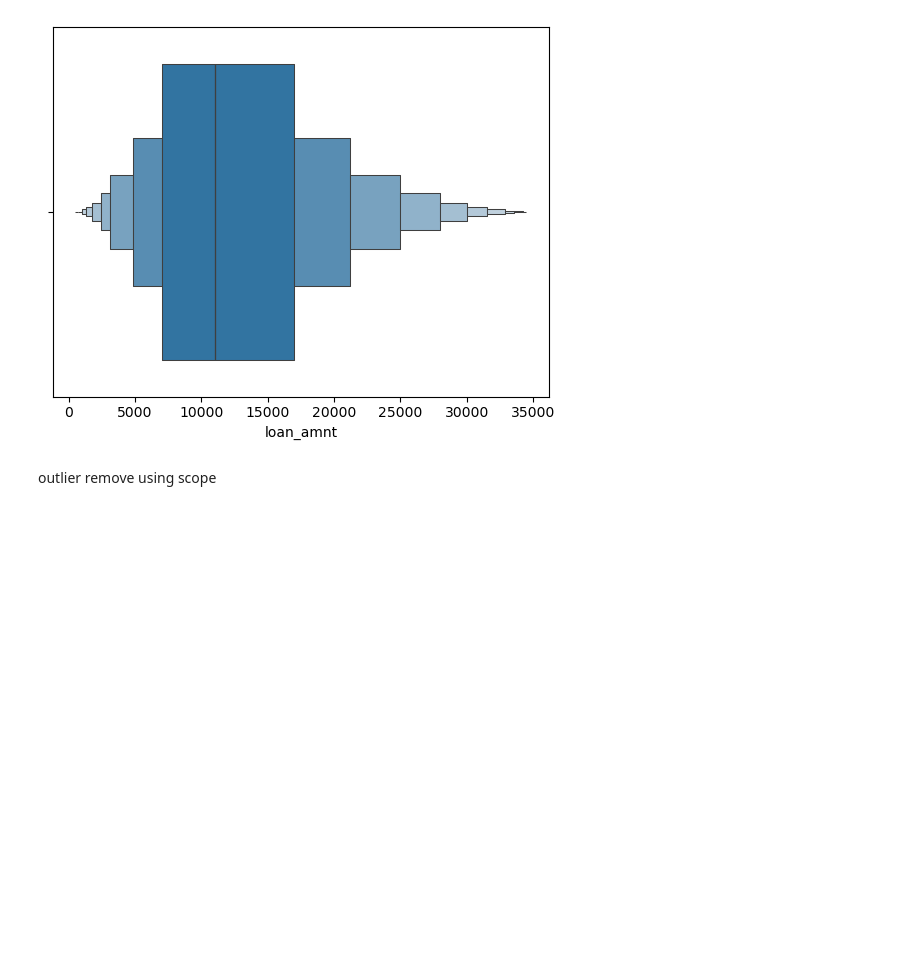
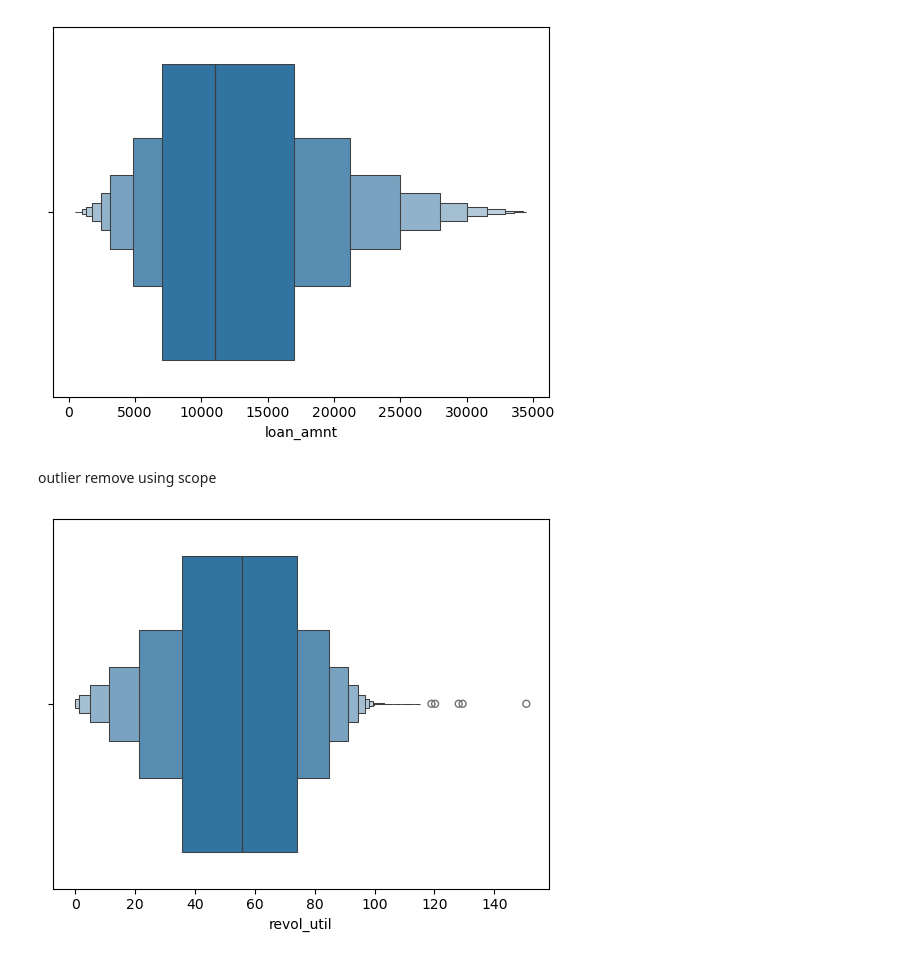
Before and after one commit to RDX-Rudra/Python-World, a Jupyter notebook: ML/Data_Handling/outlier.ipynb, the cells around one changed output. Saved outputs shown, nothing was run; the diff lists cells and outputs as text; code cells hidden in the pictures; blank space fills up the shorter version.

```diff
--- a/ML/Data_Handling/outlier.ipynb
+++ b/ML/Data_Handling/outlier.ipynb
@@ -117,3 +117,8 @@ plt.show()
 [figure]
 # %% [markdown]
 outlier remove using scope
+# %%
+sns.boxenplot(x="revol_util", data= df)
+plt.show()
+# %% [output]
+[figure, added]
```
Also changed, not shown: parts of 3 cells of this notebook.
